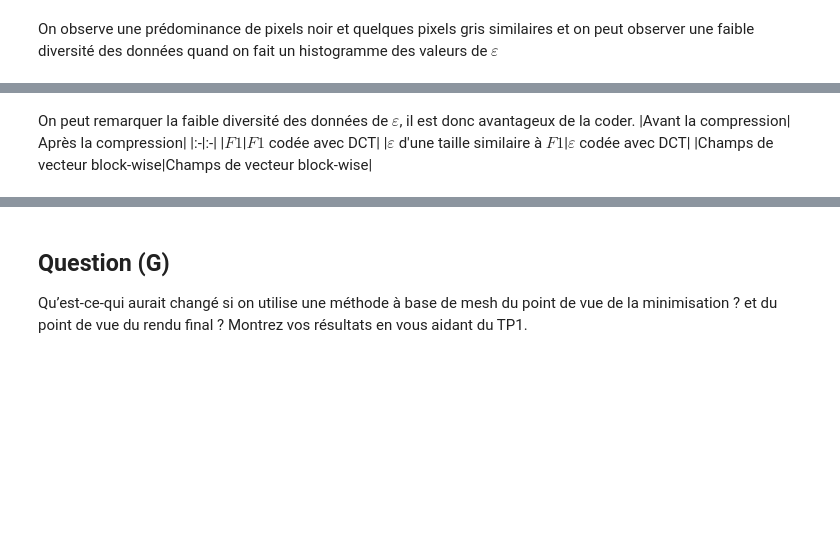
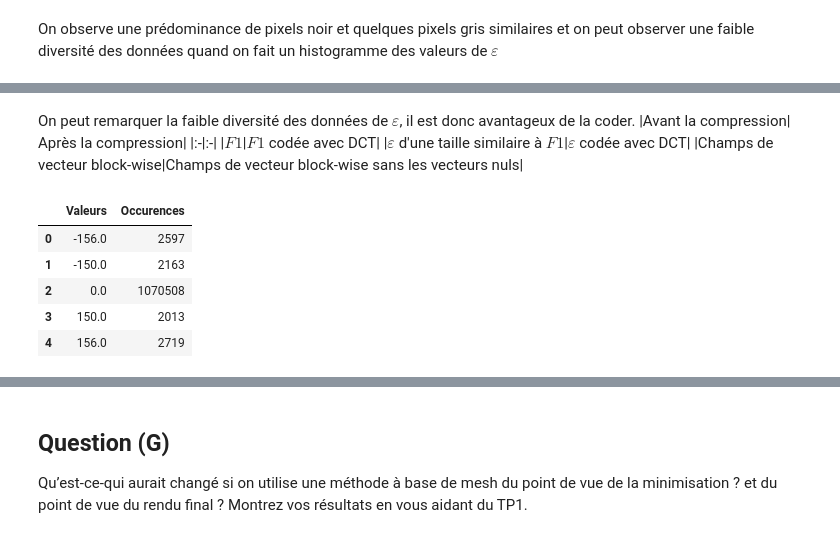
Before and after one commit to Bast-94/cv-practical-works-2023, a Jupyter notebook: tp2/notebook.ipynb, the cells around one changed output, grey strips where cells are left out. Drawn from its saved outputs; the diff is of its cells as text; code cells hidden in the pictures; blank space fills up the shorter version.

```diff
--- a/tp2/notebook.ipynb
+++ b/tp2/notebook.ipynb
@@ -394,4 +368,17 @@ On peut remarquer la faible diversité des données de $\varepsilon$, il est don
 |:-|:-|
 |$F1$|$F1$ codée avec DCT|
 |$\varepsilon$ d'une taille similaire à $F1$|$\varepsilon$ codée avec DCT|
-|Champs de vecteur block-wise|Champs de vecteur block-wise|
+|Champs de vecteur block-wise|Champs de vecteur block-wise sans les vecteurs nuls|
+# %%
+data =  epsilon
+dct_result = dct(data, type=2)
+unique_values, counts = np.unique(dct_result, return_counts=True)
+df = pd.DataFrame({'Valeurs': unique_values, 'Occurences': counts})
+df
+# %% [output]
+|  | Valeurs | Occurences |
+| 0 | -156.0 | 2597 |
+| 1 | -150.0 | 2163 |
+| 2 | 0.0 | 1070508 |
+| 3 | 150.0 | 2013 |
+| 4 | 156.0 | 2719 |
```
Also changed, not shown: parts of 8 cells of this notebook.
